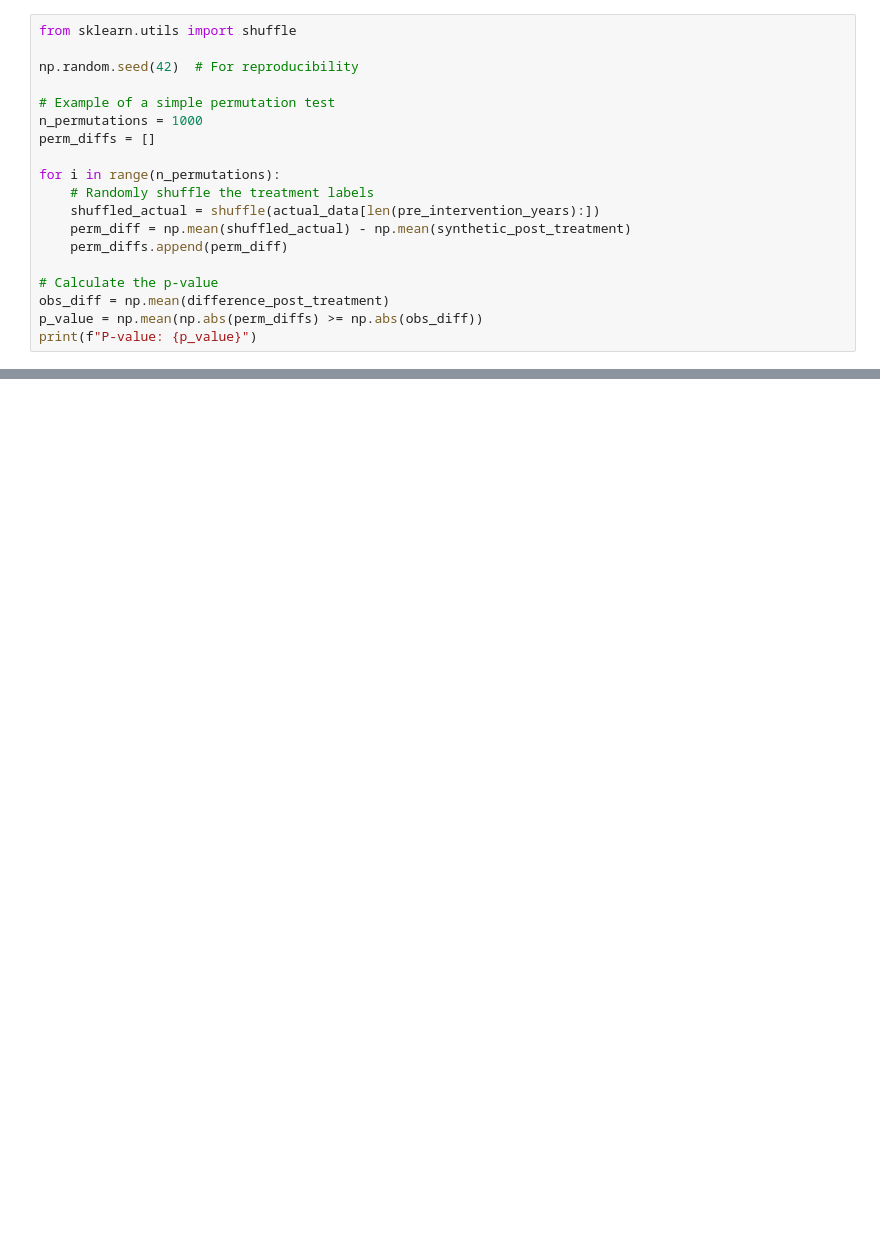
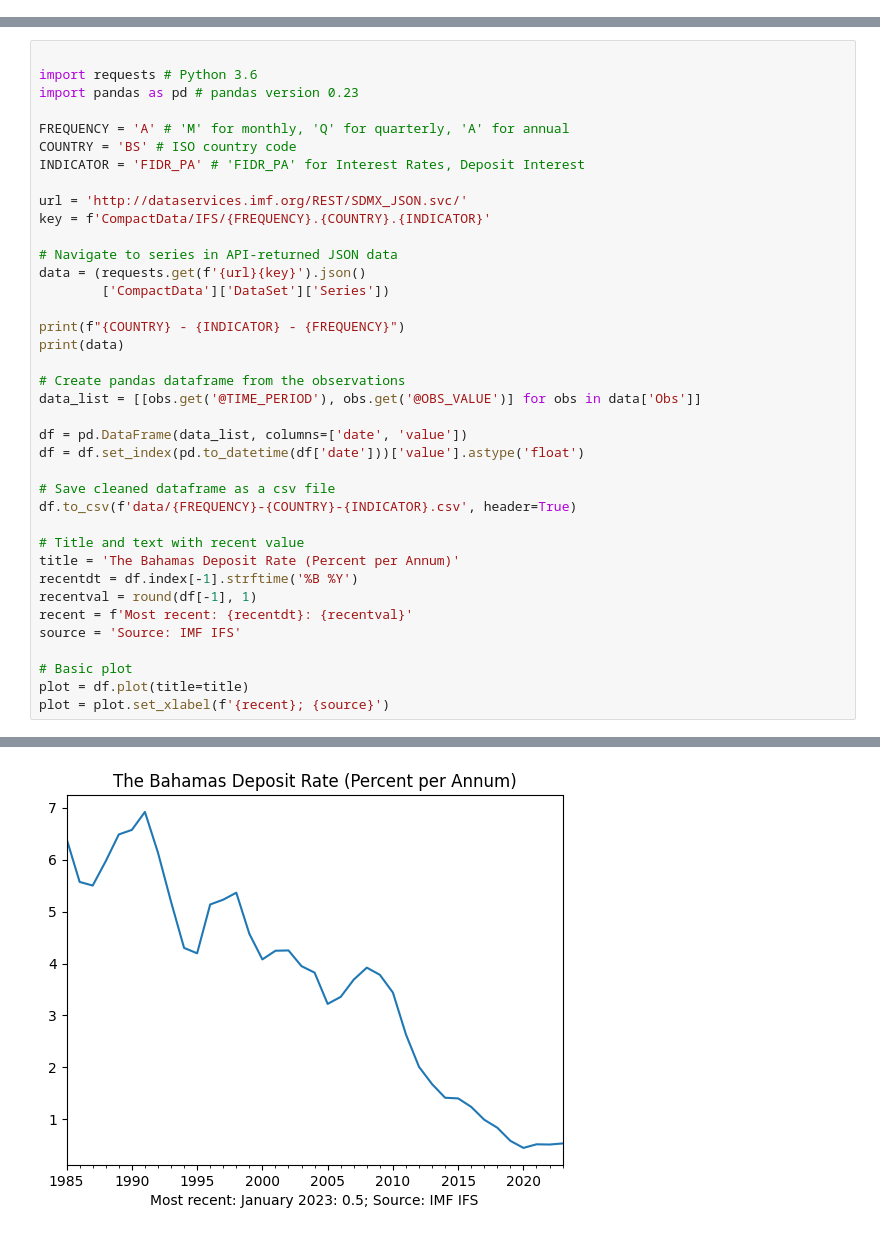
Before and after one commit to tomasnunes/cbdc-synthetic-control-analysis, a Jupyter notebook: synthetic-control.ipynb, the cells around one changed output, grey strips where cells are left out. Drawn from its saved outputs; the diff is of its cells as text; blank space fills up the shorter version.

Commit message:
Update plotting and read broad money from file

```diff
--- a/synthetic-control.ipynb
+++ b/synthetic-control.ipynb
@@ -239,19 +0,0 @@ Difference between actual and synthetic The Bahamas post-treatment: [[-0.3284440
-# %%
-from sklearn.utils import shuffle
-
-np.random.seed(42)  # For reproducibility
-
-# Example of a simple permutation test
-n_permutations = 1000
-perm_diffs = []
-
-for i in range(n_permutations):
-    # Randomly shuffle the treatment labels
-    shuffled_actual = shuffle(actual_data[len(pre_intervention_years):])
-    perm_diff = np.mean(shuffled_actual) - np.mean(synthetic_post_treatment)
-    perm_diffs.append(perm_diff)
-
-# Calculate the p-value
-obs_diff = np.mean(difference_post_treatment)
-p_value = np.mean(np.abs(perm_diffs) >= np.abs(obs_diff))
-print(f"P-value: {p_value}")
@@ -314,0 +856,39 @@ Percentile rank of the actual treatment effect among placebo effects: 42.8571428
+# %%
+
+import requests # Python 3.6
+import pandas as pd # pandas version 0.23
+
+FREQUENCY = 'A' # 'M' for monthly, 'Q' for quarterly, 'A' for annual
+COUNTRY = 'BS' # ISO country code
+INDICATOR = 'FIDR_PA' # 'FIDR_PA' for Interest Rates, Deposit Interest
+
+url = 'http://dataservices.imf.org/REST/SDMX_JSON.svc/'
+key = f'CompactData/IFS/{FREQUENCY}.{COUNTRY}.{INDICATOR}'
+
+# Navigate to series in API-returned JSON data
+data = (requests.get(f'{url}{key}').json()
+        ['CompactData']['DataSet']['Series'])
+
+print(f"{COUNTRY} - {INDICATOR} - {FREQUENCY}")
+print(data)
+
+# Create pandas dataframe from the observations
+data_list = [[obs.get('@TIME_PERIOD'), obs.get('@OBS_VALUE')] for obs in data['Obs']]
+
+df = pd.DataFrame(data_list, columns=['date', 'value'])
+df = df.set_index(pd.to_datetime(df['date']))['value'].astype('float')
+
+# Save cleaned dataframe as a csv file
+df.to_csv(f'data/{FREQUENCY}-{COUNTRY}-{INDICATOR}.csv', header=True)
+
+# Title and text with recent value
+title = 'The Bahamas Deposit Rate (Percent per Annum)'
+recentdt = df.index[-1].strftime('%B %Y')
+recentval = round(df[-1], 1)
+recent = f'Most recent: {recentdt}: {recentval}'
+source = 'Source: IMF IFS'
+
+# Basic plot
+plot = df.plot(title=title)
+plot = plot.set_xlabel(f'{recent}; {source}')
+# %% [output]
@@ -314,0 +897 @@ Percentile rank of the actual treatment effect among placebo effects: 42.8571428
+[figure, added]
```
Also changed, not shown: parts of 18 cells of this notebook, 3 other files.
